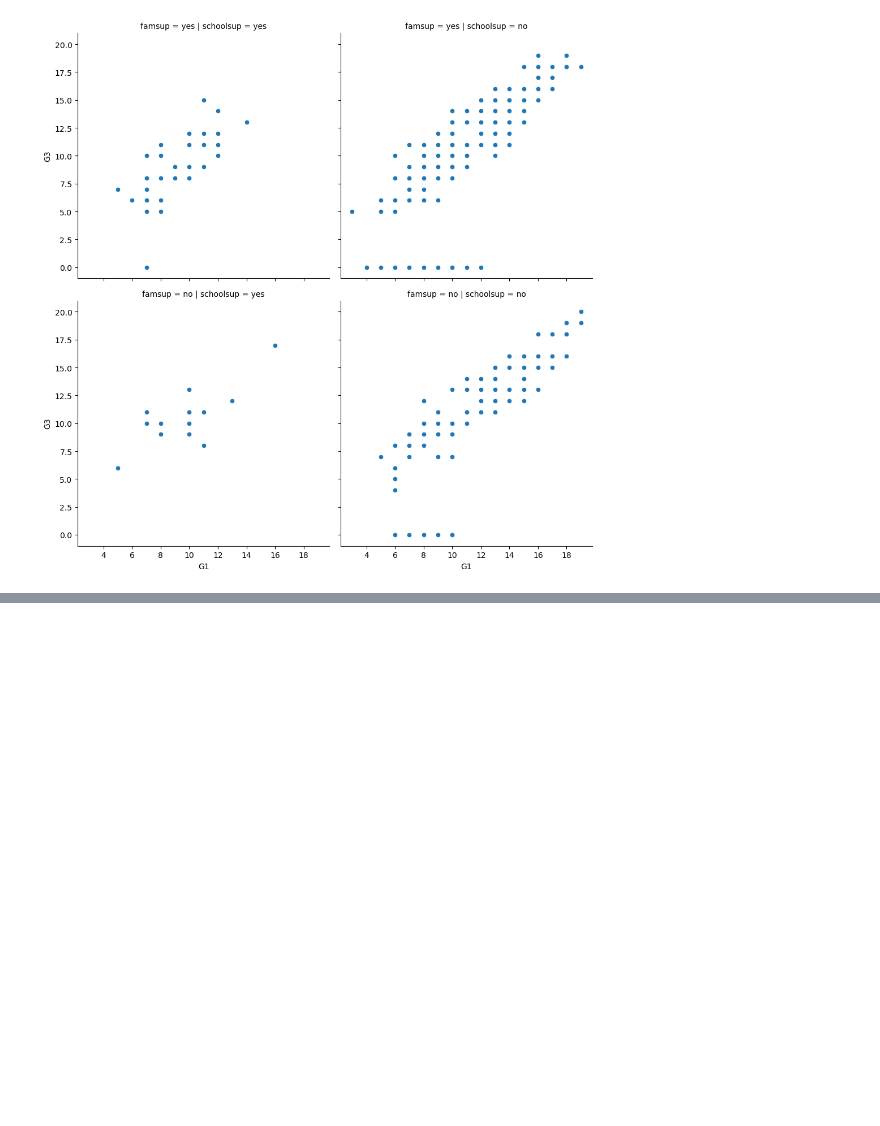
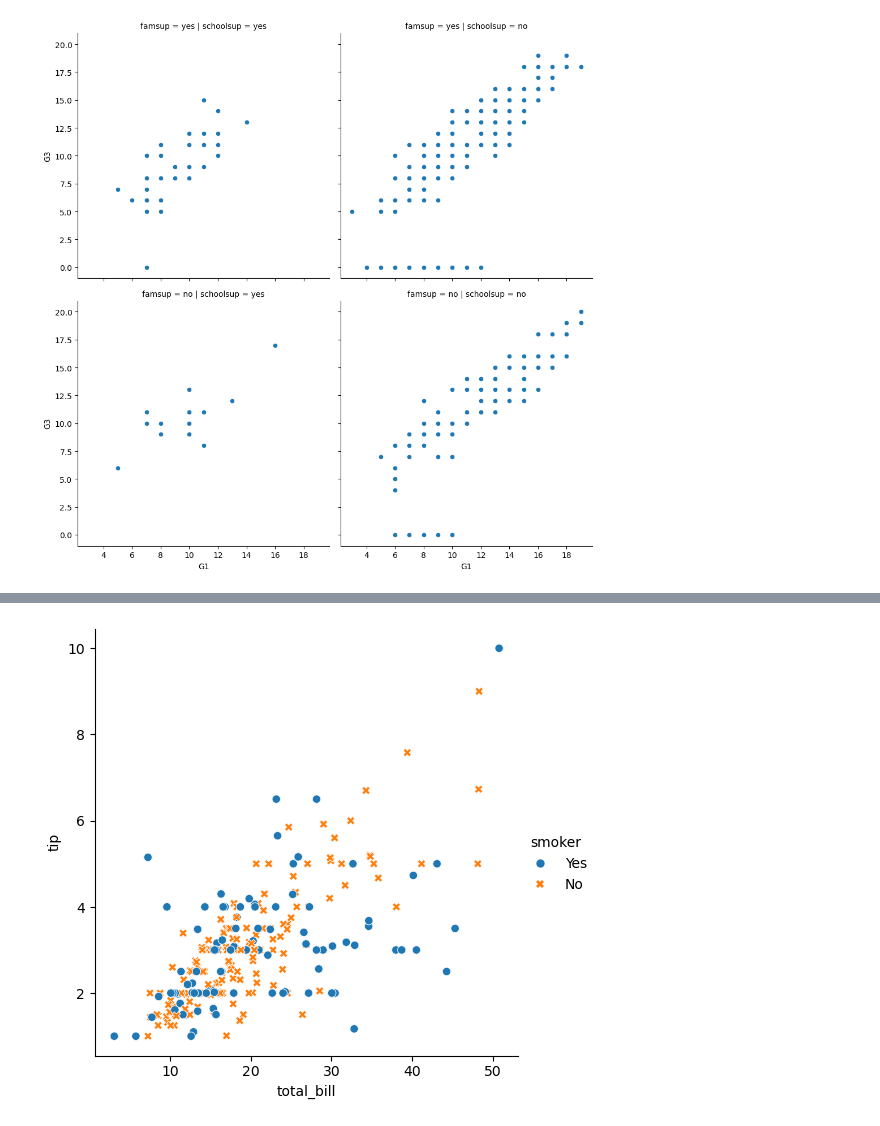
Before and after one commit to cintia-shinoda/python, a Jupyter notebook: 02-Datacamp-Python/05-Intro-Data-Viz-Seaborn/2-Visualizing-2-Quant-Variables.ipynb, the cells around one changed output, grey strips where cells are left out. Saved outputs shown, nothing was run; the diff lists cells and outputs as text; code cells hidden in the pictures; blank space fills up the shorter version.

```diff
--- a/02-Datacamp-Python/05-Intro-Data-Viz-Seaborn/2-Visualizing-2-Quant-Variables.ipynb
+++ b/02-Datacamp-Python/05-Intro-Data-Viz-Seaborn/2-Visualizing-2-Quant-Variables.ipynb
@@ -109,0 +130,11 @@ plt.show()
+# %%
+sns.relplot(x="total_bill",
+            y="tip",
+            data=tips,
+            kind="scatter",
+            hue="smoker",
+            style="smoker"
+)
+plt.show()
+# %% [output]
+[figure, added]
```
Also changed, not shown: parts of 16 cells of this notebook, 3 other files.
